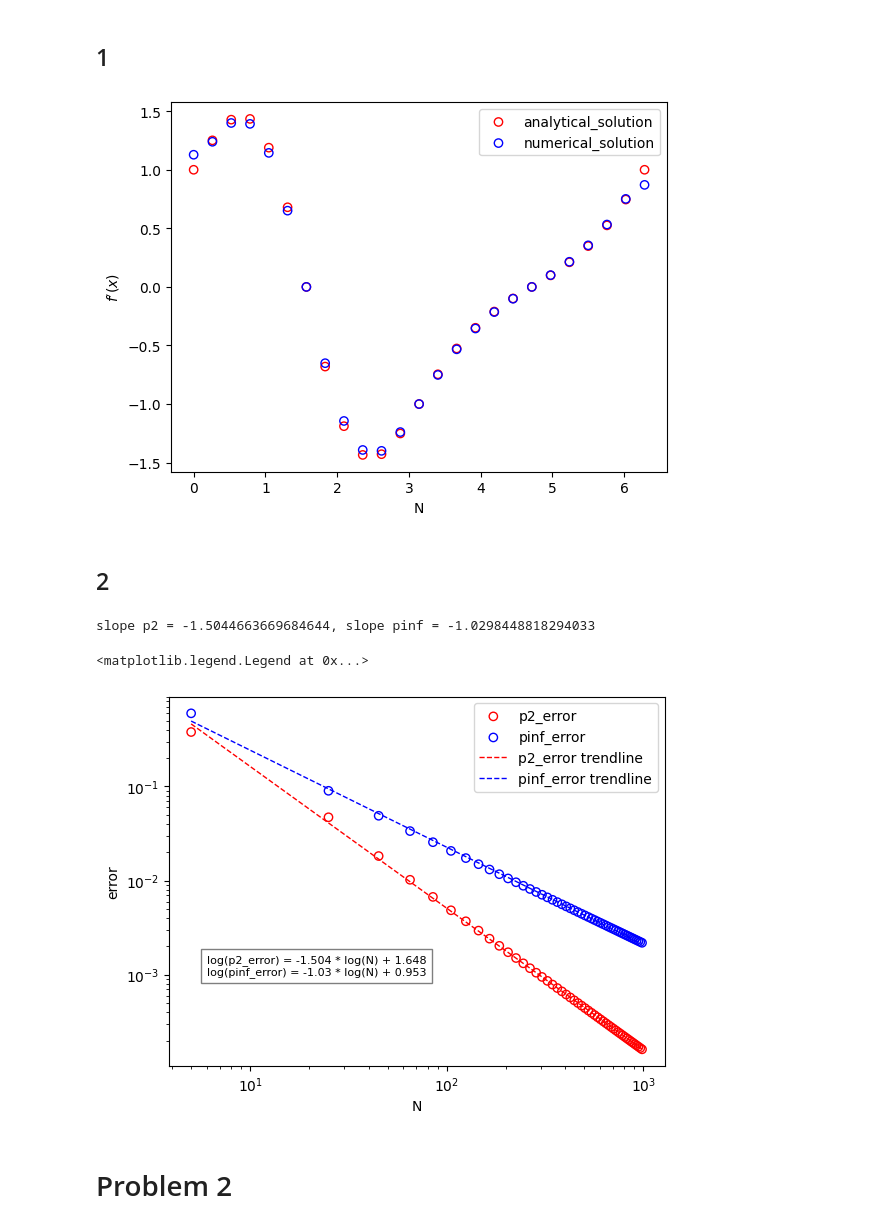
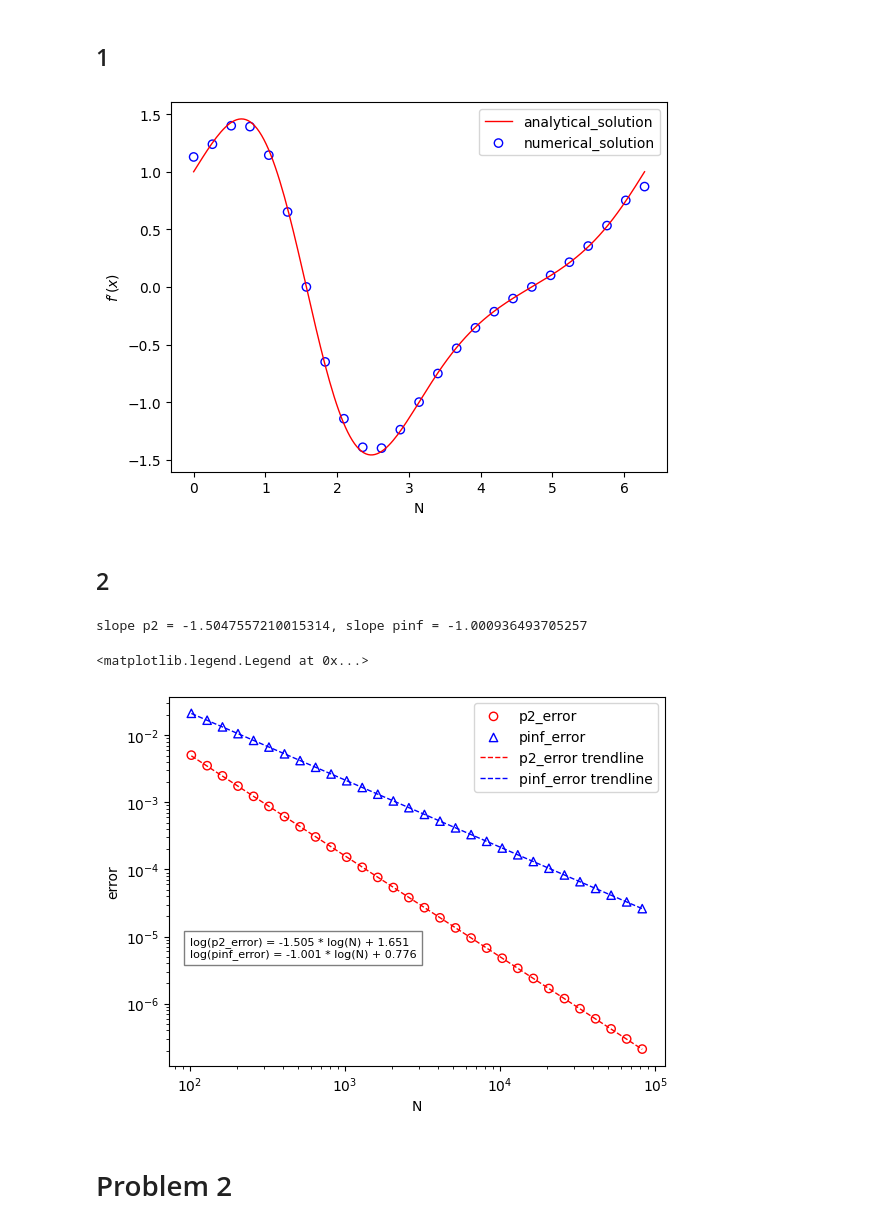
Before and after one commit to andrewholmberg/math_550_numerical_pdes, a Jupyter notebook: homework_0.ipynb, the cells around one changed output. Drawn from its saved outputs; the diff is of its cells as text; code cells hidden in the pictures.

```diff
--- a/homework_0.ipynb
+++ b/homework_0.ipynb
@@ -24,22 +24,22 @@ f_x_actual = lambda x : np.exp(np.sin(x))*np.cos(x)
 # %%
 fig,ax = plt.subplots()
 xx = np.linspace(0,2*np.pi,25)
-
-ax.scatter(xx, f_x_actual(xx),label="analytical_solution",facecolor='none', edgecolors='red',)
-ax.scatter(xx, compute_numerical_derivative(xx,f(xx)), label="numerical_solution",facecolor='none', edgecolors='blue',)
+xx_actual = np.linspace(0,2*np.pi,200)
+ax.plot(xx_actual, f_x_actual(xx_actual),label="analytical_solution",c='r',linewidth=1)
+ax.scatter(xx, compute_numerical_derivative(xx,f(xx)), label="numerical_solution",facecolor='none', edgecolors='blue',linewidths=1)
 
 ax.set_xlabel('N')
 ax.set_ylabel(r"$f'(x)$")
 ax.legend()
 plt.show()
 # %% [output]
-[figure, old version]
+[figure, new version]
 # %% [markdown]
 ## 2
 # %%
-p2_error = np.zeros(50)
-pinf_error = np.zeros(50)
-nn = [20*i + 5 for i in range(50)]
+p2_error = np.zeros(30)
+pinf_error = np.zeros(30)
+nn = [int(2**(i/3)) + 1 for i in range(20,50)]
 for i,n in enumerate(nn) :
     xx = np.linspace(0,2*np.pi,n)
     fxx = f(xx)
@@ -47,38 +47,38 @@ for i,n in enumerate(nn) :
     p2_error[i] = np.sqrt(np.sum(np.square(diff))) / np.sqrt(np.sum(np.square(f_x_actual(xx))))
     pinf_error[i] = np.max(np.abs(diff))/np.max(np.abs(f_x_actual(xx)))
 
 
 fig,ax = plt.subplots()
 
-ax.scatter(nn, p2_error, facecolor='none', edgecolors='red', label="p2_error")
-ax.scatter(nn, pinf_error, facecolor='none', edgecolors='blue',label="pinf_error")
+ax.scatter(nn, p2_error, facecolor='none', edgecolors='red', label="p2_error", marker = 'o')
+ax.scatter(nn, pinf_error, facecolor='none', edgecolors='blue',label="pinf_error", marker='^')
 
 tlp2 = np.polyfit(np.log(nn), np.log(p2_error), 1)
 tlpinf = np.polyfit(np.log(nn), np.log(pinf_error), 1)
 
 p2_trend = np.dot(np.array(tlp2).reshape(1,-1),np.array([np.log(nn),np.ones(len(nn))])).flatten()
 pinf_trend = np.dot(np.array(tlpinf).reshape(1,-1),np.array([np.log(nn),np.ones(len(nn))])).flatten()
 
 ax.plot(nn, np.exp(p2_trend), 'red', linewidth=1, linestyle = 'dashed',label="p2_error trendline")
 ax.plot(nn, np.exp(pinf_trend), 'blue', linewidth=1, linestyle = 'dashed',label="pinf_error trendline")
 
 print(f'slope p2 = {tlp2[0]}, slope pinf = {tlpinf[0]}')
 
 equation = "".join([f"log(p2_error) = {round(tlp2[0],3)} * log(N) + {round(tlp2[1],3)}",
                     "\n",
                     f"log(pinf_error) = {round(tlpinf[0],3)} * log(N) + {round(tlpinf[1],3)}"])
 
-plt.text(6, .001, equation, fontsize=8, bbox=dict(facecolor='white', alpha=0.5))
+plt.text(100, .000005, equation, fontsize=8, bbox=dict(facecolor='white', alpha=0.5))
 
 ax.set_xscale('log')
 ax.set_yscale('log')
 ax.set_xlabel('N')
 ax.set_ylabel('error')
 ax.legend()
 # %% [output]
-slope p2 = -1.5044663669684644, slope pinf = -1.0298448818294033
+slope p2 = -1.5047557210015314, slope pinf = -1.000936493705257
 <matplotlib.legend.Legend at 0x...>
-[figure, old version]
+[figure, new version]
 # %% [markdown]
 # Problem 2
 # %%
```
Also changed, not shown: parts of 9 cells of this notebook, 4 other files.
